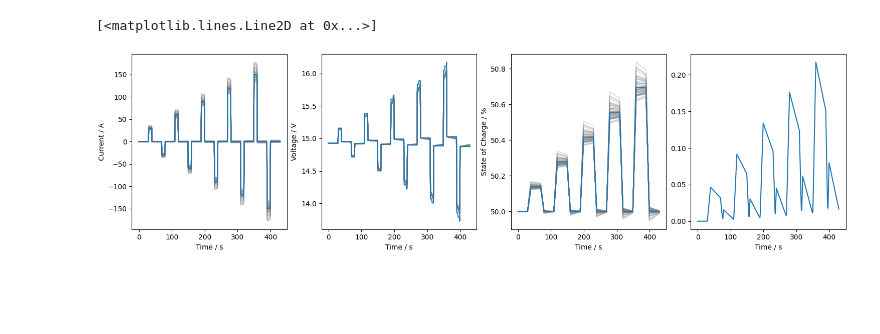
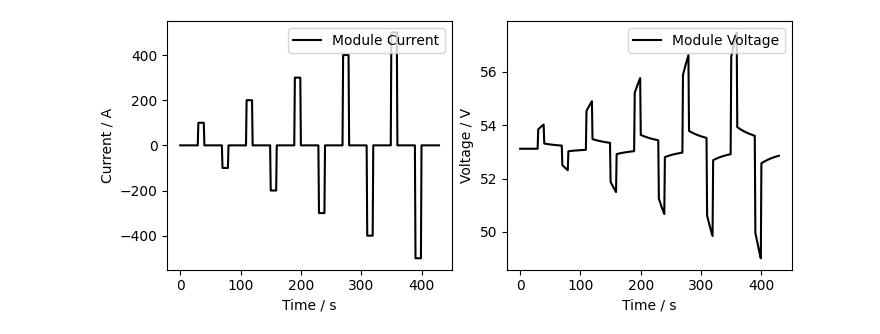
Before and after one commit to DigiBatt/Milestone-8, a Jupyter notebook: sim_dcir.ipynb, the cells around one changed output. Cells and saved outputs as stored; diff of their text form; code cells hidden in the pictures; blank space fills up the shorter version.

```diff
--- a/sim_dcir.ipynb
+++ b/sim_dcir.ipynb
@@ -57,6 +55,7 @@ def pde(x, mu, sigma):
     return 1 / (sigma * np.sqrt(2 * np.pi)) * np.exp(-0.5 * ((x - mu) / sigma) ** 2)
 
 
+# Simple visualization of the distributions of SOH and SOR in the cell grid
 fig, axs = plt.subplots(1, 2, figsize=(10, 4), constrained_layout=True)
 
 vals = [
@@ -80,6 +79,6 @@ for i, (x, m, s) in enumerate(zip(vals, mu, sigma)):
         x, pde(x, m, s), ls="none", marker="o", color="k", mfc="w", label="Samples"
     )
     axs[i].set_xlabel(names[i])
-    axs[i].set_ylabel("Density")
+    axs[i].set_ylabel("Density / 1")
     axs[i].legend(loc="upper right")
 # %% [output]
@@ -113,3 +121,2 @@ for i, key in enumerate(keys):
 # %%
-logging.basicConfig(level=logging.DEBUG)
-sim = dcir(module, newton_options={"sparse": True, "tol": 1e-1})
+sim = dcir(module, newton_options={"sparse": True, "tol": 1e-6})
@@ -171,39 +210,14 @@ for i in range(module.n_series):
 # %%
-fig, axs = plt.subplots(1, 4, figsize=(15, 4), constrained_layout=True)
+fig, axs = plt.subplots(1, 2, figsize=(7, 3), constrained_layout=True)
 axs[0].set_ylabel("Current / A")
 axs[1].set_ylabel("Voltage / V")
-axs[2].set_ylabel("State of Charge / %")
 for ax in axs:
     ax.set_xlabel("Time / s")
 
-axs[0].plot(sim.t, sim.module_current)
-axs[0].plot(
-    sim.t,
-    module.n_parallel * sim.cell_current.reshape((sim.t.size, -1)),
-    color="gray",
-    alpha=0.25,
-    zorder=-1,
-)
-
-axs[1].plot(sim.t, sim.module_voltage)
-axs[1].plot(
-    sim.t,
-    module.n_series * sim.cell_voltage.reshape((sim.t.size, -1)),
-    color="gray",
-    alpha=0.25,
-    zorder=-1,
-)
-
-
-axs[2].plot(sim.t, 100 * sim.module_soc)
-axs[2].plot(
-    sim.t,
-    100 * sim.cell_soc.reshape((sim.t.size, -1)),
-    color="gray",
-    alpha=0.25,
-    zorder=-1,
-)
-axs[3].plot(sim.t, 100 * sim.cell_imbalance)
+axs[0].plot(sim.t, sim.module_current, label="Module Current", color="k")
+axs[1].plot(sim.t, sim.module_voltage, label="Module Voltage", color="k")
+for ax in axs:
+    ax.legend(loc="upper right")
+fig.savefig("figures/sim_dcir_module.png", dpi=300)
 # %% [output]
-[<matplotlib.lines.Line2D at 0x...>]
-[figure, old version]
+[figure, new version]
```
Also changed, not shown: parts of 7 cells of this notebook, 6 other files.
